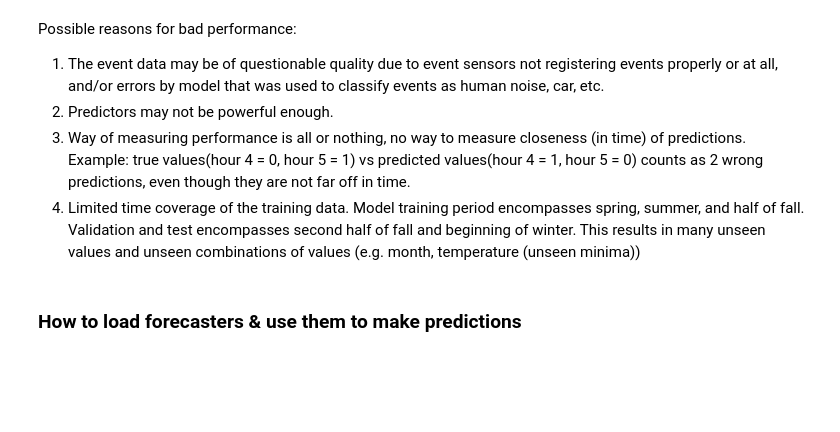
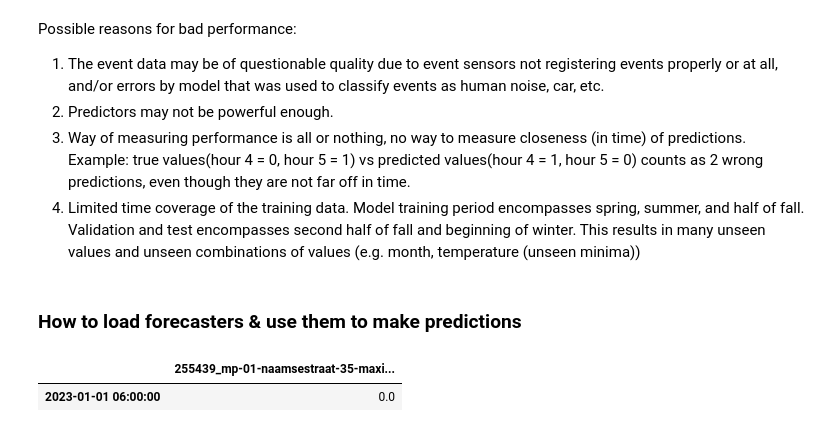
Before and after one commit to uac35/MDA, a Jupyter notebook: MDA/notebooks/Forecasting.ipynb, the cells around one changed output. Cells and saved outputs as stored; diff of their text form; code cells hidden in the pictures; blank space fills up the shorter version.

Commit message:
updated forecasters and requirements txt

```diff
--- a/MDA/notebooks/Forecasting.ipynb
+++ b/MDA/notebooks/Forecasting.ipynb
@@ -359,6 +361,7 @@ for level in locations:
 # %%
 for level in locations:
   gs = LGBM_gs[level]
-  best = gs.sort_values('f1score_pos', ascending = False).reset_index().loc[0, 'f1score_pos']
-  print(level, best)
+  best = gs.sort_values('kappa', ascending = False).reset_index().loc[0, ['kappa', 'f1score_pos', 'recall_pos', 'precision_pos']]
+  print(level)
+  print(best)
 # %% [output]
@@ -378,9 +392,15 @@ start_train = '2022-03-07 22:00:00'
 end_train = '2022-10-31 23:59:00'
 end_val = '2022-11-30 23:59:00'
 
-# Define metric to calculate f1-score for every label separately
+# Define metrics to calculate f1-score, recall, and precision for every label separately
 def f1score(y_true, y_pred):
   scores = f1_score(y_true, y_pred, average = None)
+  return scores
+def recall(y_true, y_pred):
+  scores = recall_score(y_true, y_pred, average = None)
+  return scores
+def precision(y_true, y_pred):
+  scores = precision_score(y_true, y_pred, average = None)
   return scores
 
 # Define function to change column type to categorical, since lambda function cannot be saved by built-in method
@@ -410,11 +430,13 @@ forecasters = {}
 
 for level in locations:
   gs = LGBM_gs[level]
-  min_child_samples = gs.sort_values('f1score_pos', ascending = False).reset_index().loc[0, 'min_child_samples']
-  num_leaves = gs.sort_values('f1score_pos', ascending = False).reset_index().loc[0, 'num_leaves']
-  lags = gs.sort_values('f1score_pos', ascending = False).reset_index().loc[0, 'lags']
+  min_child_samples = gs.sort_values('kappa', ascending = False).reset_index().loc[0, 'min_child_samples']
+  num_leaves = gs.sort_values('kappa', ascending = False).reset_index().loc[0, 'num_leaves']
+  lags = gs.sort_values('kappa', ascending = False).reset_index().loc[0, 'lags']
 
-  # Custom_weights function moved inside loop since nested function cannot be saved
+  # Different class imbalance per location -> different weights
+  # -> create custom weights function for every location
+  # (skforecast only allows a function based on datetime index, not simply a column)
   def get_custom_weights(index):
     ts_train = ts_data.loc[start_train:end_val, level]
     ts = ts_data.loc[start_train:, level]
@@ -422,6 +444,11 @@ for level in locations:
     weights = np.where(ts == 1, minority_weight, 1)
     w = weights[:len(index)]
     return w
+
+  # Define main performance measure cohen's kappa
+  def kappa(y_true, y_pred):
+    score = cohen_kappa_score(y_true, y_pred, labels = [0,1], sample_weight = get_custom_weights(ts_data.loc[end_val:].index))
+    return score
 
   # Initializing the forecaster
   forecaster = ForecasterAutoregMultiVariate(regressor = LGBMClassifier(categorical_features='auto',
@@ -442,7 +469,7 @@ for level in locations:
                                                 series = ts_data.loc[start_train:],
                                                 exog = exog_datasets[level].loc[start_train:],
                                                 steps = h,
-                                                metric = f1score,
+                                                metric = [kappa, f1score, recall, precision],
                                                 initial_train_size = len(ts_data.loc[start_train:end_val]),
                                                 refit = False,
                                                 fixed_train_size = False,
@@ -457,7 +484,7 @@ for level in locations:
 
   forecasters[level] = forecaster
   name = level[:-4]
-  save_forecaster(forecaster, file_name = f'/forecasters/forecaster_h12_{name}.pkl')
+  save_forecaster(forecaster, file_name = f"../models/forecasters/forecaster_h12_{name}.pkl", verbose = False)
 # %%
 metrics_best
 # many f1-scores for positive label are 0 due to either no true postives,
@@ -475,19 +510,22 @@ Possible reasons for bad performance:
 # %%
 # Load all forecasters
 loaded_forecasters = {}
 for level in locations:
   name = level[:-4]
-  loaded_forecaster = load_forecaster(file_name = f'/forecasters/forecaster_h12_{name}.pkl', verbose = False)
+  loaded_forecaster = load_forecaster(file_name = f"../models/forecasters/forecaster_h12_{name}.pkl", verbose = False)
   loaded_forecasters[level] = loaded_forecaster
 
 # Create dataframe with all of the exogeneous variables that were used to train model
 # values for weather can/should be made adaptable through sliders
 # You can use the same exog dataframe for all locations
-# here I just take a part of a training exog_data and overwrite its timestamps, obviously don't do that in the final implementation
+# here I just take a part of a training exog_data and overwrite its timestamps, obviously don't do that in the app implementation
 exog = exog_datasets['255443_mp-06-parkstraat-2-la-filosovia.csv'][500:512].reset_index().set_index(pd.date_range(start = '2023.01.01 00:00:00', periods = 12, freq = 'H'))
 
 # Generate predictions for the next 12 hours for one location
 loaded_forecasters['255439_mp-01-naamsestraat-35-maxim.csv'].predict(steps = 12, exog = exog)
 
 # Generate prediction for the 7th hour
 loaded_forecasters['255439_mp-01-naamsestraat-35-maxim.csv'].predict(steps = [7], exog = exog)
+# %% [output]
+|  | 255439_mp-01-naamsestraat-35-maxi... |
+| 2023-01-01 06:00:00 | 0.0 |
```
Also changed, not shown: parts of 4 cells of this notebook, 7 other files.
